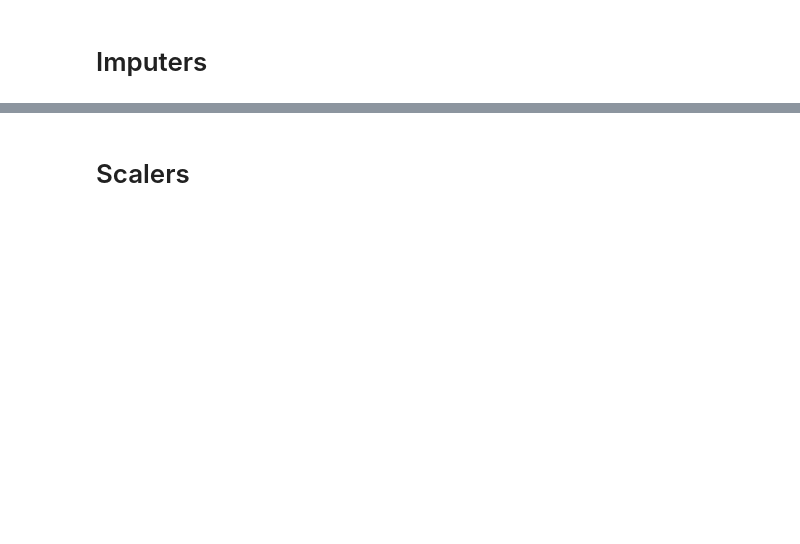
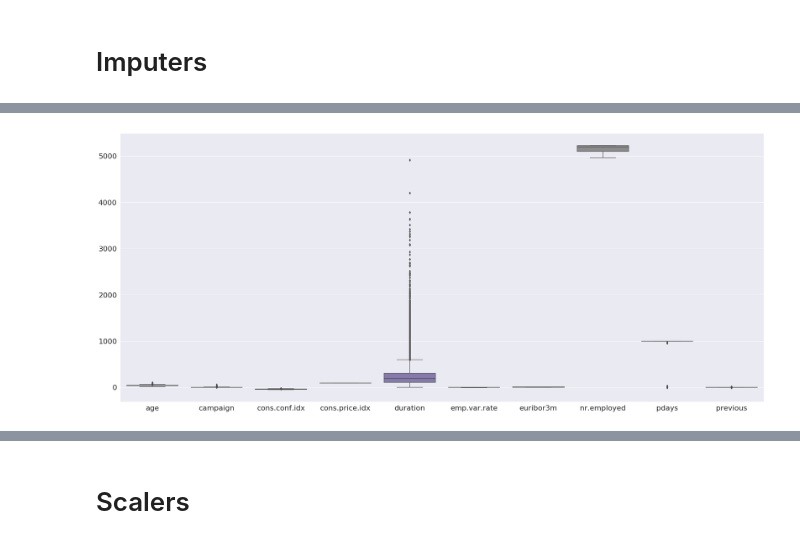
Before and after one commit to IooHooI/DATA_PREPARATION, a Jupyter notebook: notebooks/FEATURE_PROCESSING.ipynb, the cells around one changed output, grey strips where cells are left out. Saved outputs shown, nothing was run; the diff lists cells and outputs as text; code cells hidden in the pictures; blank space fills up the shorter version.

```diff
--- a/notebooks/FEATURE_PROCESSING.ipynb
+++ b/notebooks/FEATURE_PROCESSING.ipynb
@@ -145,0 +193,13 @@ memory usage: 6.6+ MB
+# %%
+numerical_features = [
+    'age',
+    'campaign',
+    'cons.conf.idx',
+    'cons.price.idx',
+    'duration',
+    'emp.var.rate',
+    'euribor3m',
+    'nr.employed',
+    'pdays',
+    'previous'
+]
@@ -145,0 +219,6 @@ memory usage: 6.6+ MB
+# %%
+mean_imputer = SimpleImputer(
+    missing_values=np.nan,
+    strategy='mean',
+    verbose=True
+)
@@ -145,0 +244,5 @@ memory usage: 6.6+ MB
+# %%
+numericals_with_mean_imputed = pd.DataFrame(
+    mean_imputer.fit_transform(data_with_gaps_v1[numerical_features]),
+    columns=numerical_features
+)
@@ -145,0 +270,6 @@ memory usage: 6.6+ MB
+# %%
+plt.figure(figsize=(35, 15))
+sns.boxplot(data=numericals_with_mean_imputed)
+plt.show()
+# %% [output]
+[figure, added]
```
Also changed, not shown: parts of 84 cells of this notebook.
